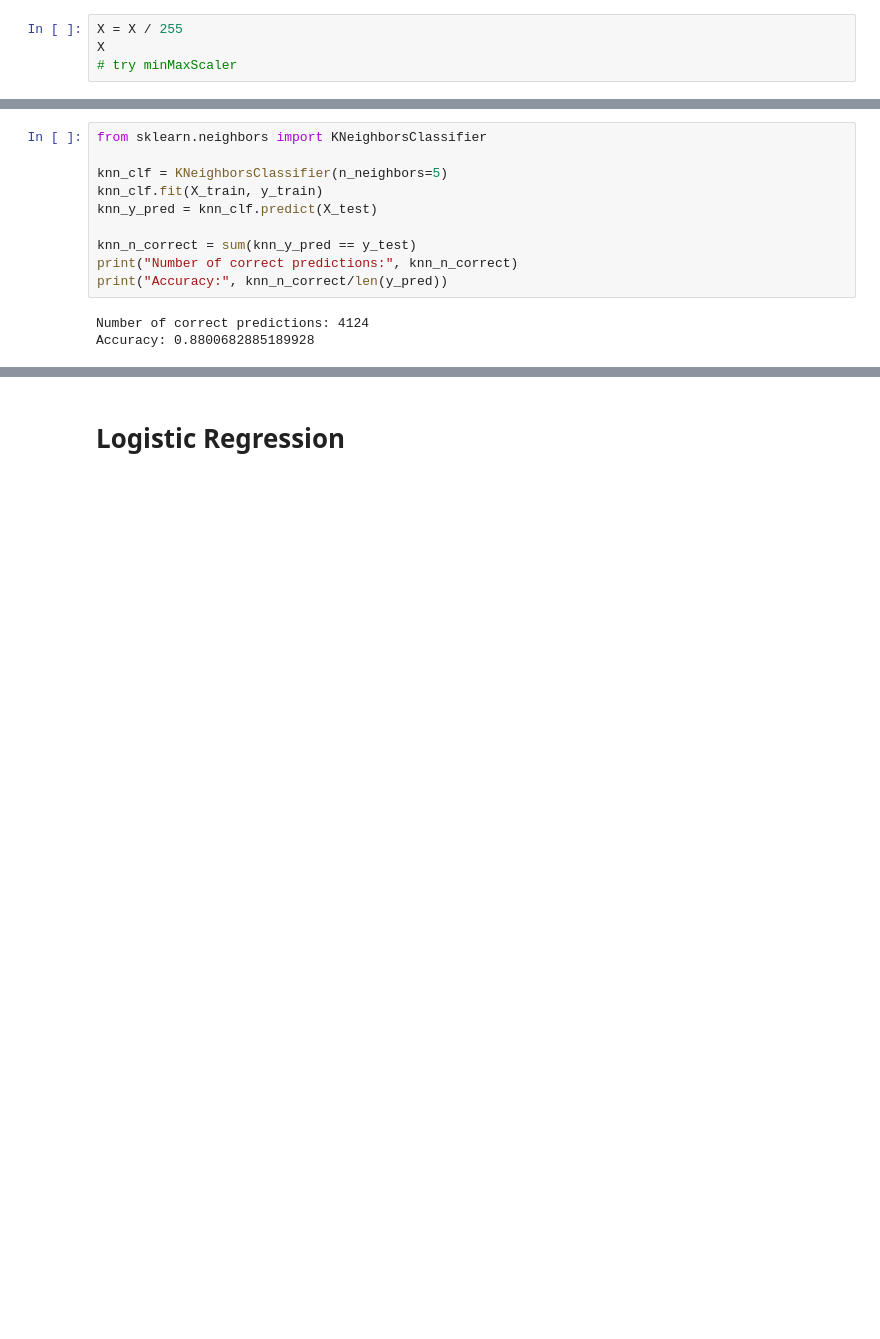
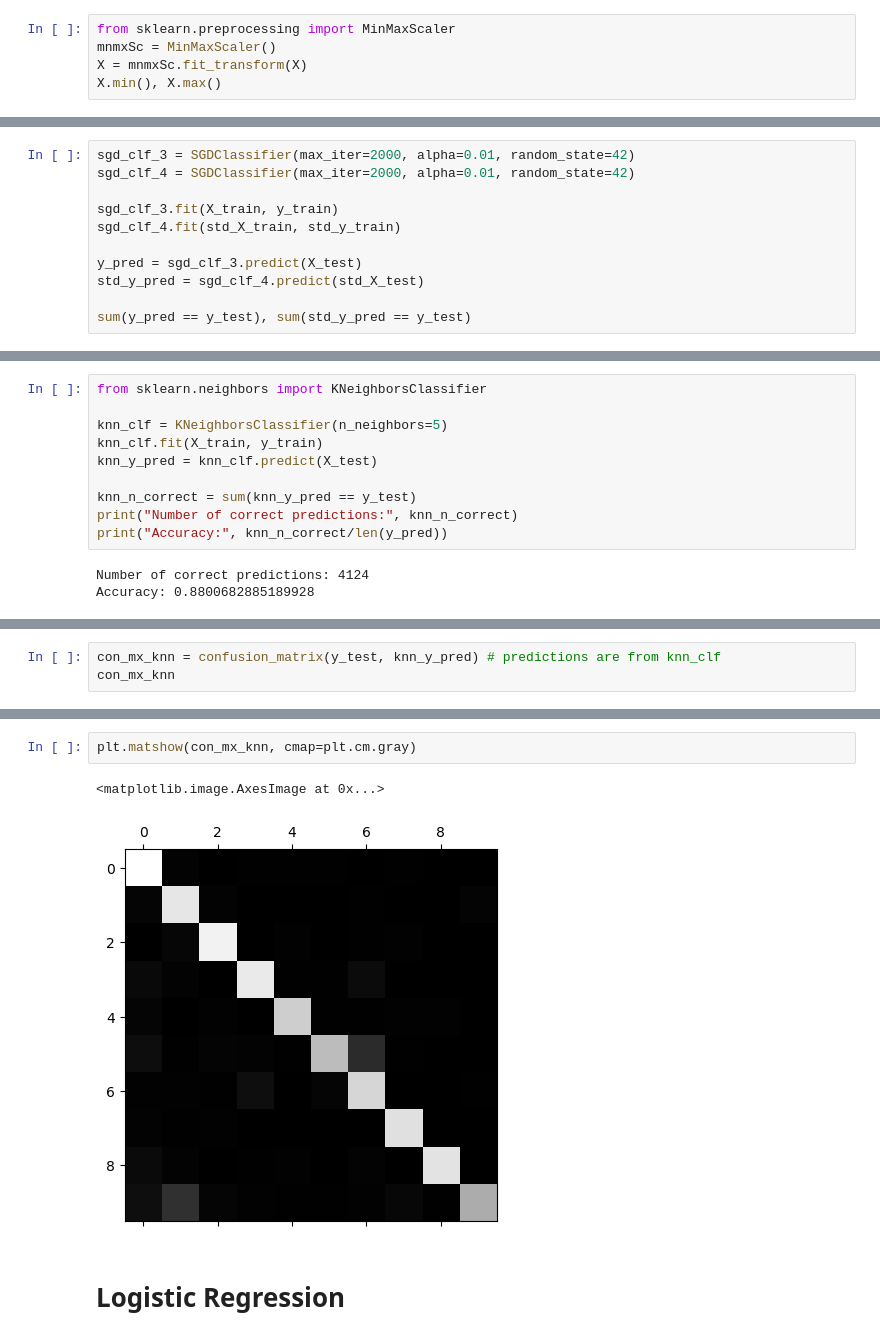
Before and after one commit to TaohidHossain/Bangla_Digit_Classification, a Jupyter notebook: main.ipynb, the cells around one changed output, grey strips where cells are left out. Saved outputs shown, nothing was run; the diff lists cells and outputs as text; blank space fills up the shorter version.

```diff
--- a/main.ipynb
+++ b/main.ipynb
@@ -48,7 +48,8 @@ array([[ -0.11464388,  -0.02393645, -12.80894999, ...,   0.40316392,
        [  0.11864656,   0.12658178,   0.13324576, ...,   0.40316392,
           0.39639535,   0.33062486]])
 # %%
-X = X / 255
-X
-# try minMaxScaler
+from sklearn.preprocessing import MinMaxScaler
+mnmxSc = MinMaxScaler()
+X = mnmxSc.fit_transform(X)
+X.min(), X.max()
 # %% [output]
@@ -131,0 +146,11 @@ array([0.81801555, 0.81115684, 0.80749886, 0.82898948, 0.83760293])
+# %%
+sgd_clf_3 = SGDClassifier(max_iter=2000, alpha=0.01, random_state=42)
+sgd_clf_4 = SGDClassifier(max_iter=2000, alpha=0.01, random_state=42)
+
+sgd_clf_3.fit(X_train, y_train)
+sgd_clf_4.fit(std_X_train, std_y_train)
+
+y_pred = sgd_clf_3.predict(X_test)
+std_y_pred = sgd_clf_4.predict(std_X_test)
+
+sum(y_pred == y_test), sum(std_y_pred == y_test)
@@ -189,0 +250,3 @@ result in SGDClassifier is 3897.
+# %%
+con_mx_knn = confusion_matrix(y_test, knn_y_pred) # predictions are from knn_clf
+con_mx_knn
@@ -190,3 +264,8 @@ result in SGDClassifier is 3897.
+# %%
+plt.matshow(con_mx_knn, cmap=plt.cm.gray)
+# %% [output]
+<matplotlib.image.AxesImage at 0x...>
+[figure, added]
 # %% [markdown]
 # Logistic Regression
 # %%
```
Also changed, not shown: parts of 34 cells of this notebook.
